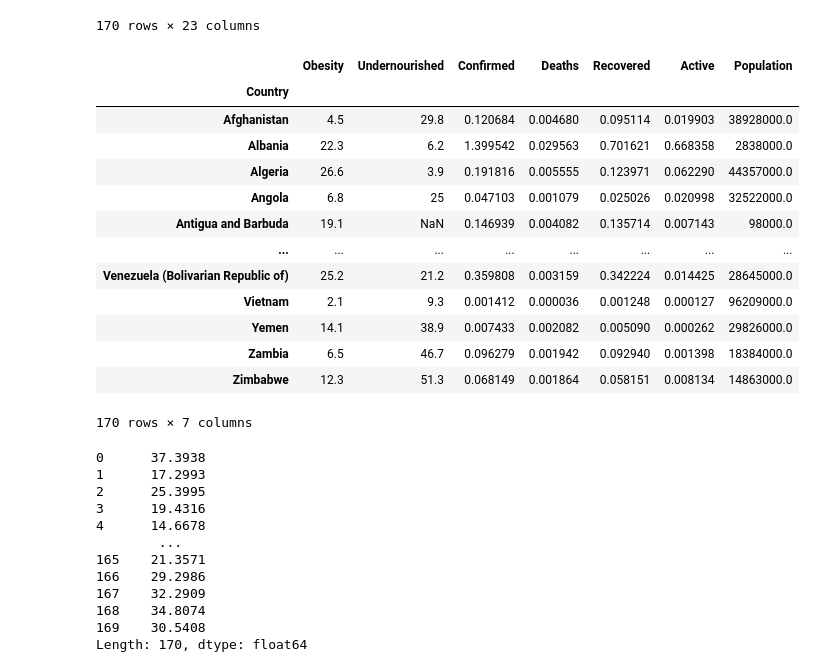
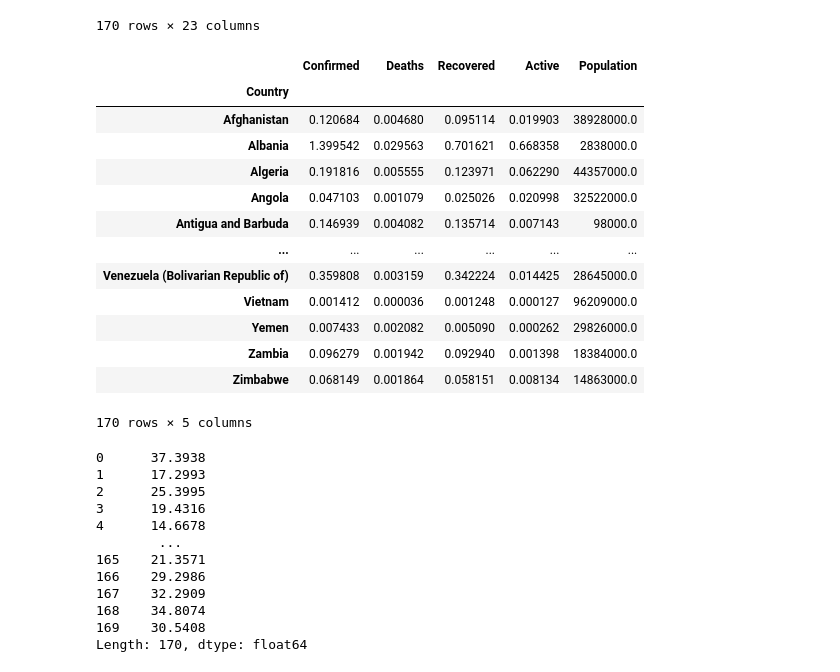
Before and after one commit to Candy-Capilla/COVID-19_and_Healthy_Diet_G3, a Jupyter notebook: Food_Data.ipynb, the cells around one changed output. Saved outputs shown, nothing was run; the diff lists cells and outputs as text; code cells hidden in the pictures.

```diff
--- a/Food_Data.ipynb
+++ b/Food_Data.ipynb
@@ -22,23 +22,23 @@ food_df
 | Zimbabwe | 1.4269 | 3.9356 | 0.6904 | 0.0 | 29.8044 | ... |
 170 rows × 23 columns
 # %%
-covid_df= food_supply_df[["Country","Obesity","Undernourished","Confirmed", "Deaths","Recovered", "Active", "Population"]].set_index("Country")
+covid_df= food_supply_df[["Country","Confirmed", "Deaths","Recovered", "Active", "Population"]].set_index("Country")
 covid_df
 # %% [output]
-|  | Obesity | Undernourished | Confirmed | Deaths | Recovered | Active | Population |
-| Country |  |  |  |  |  |  |  |
-| Afghanistan | 4.5 | 29.8 | 0.120684 | 0.004680 | 0.095114 | 0.019903 | 38928000.0 |
-| Albania | 22.3 | 6.2 | 1.399542 | 0.029563 | 0.701621 | 0.668358 | 2838000.0 |
-| Algeria | 26.6 | 3.9 | 0.191816 | 0.005555 | 0.123971 | 0.062290 | 44357000.0 |
-| Angola | 6.8 | 25 | 0.047103 | 0.001079 | 0.025026 | 0.020998 | 32522000.0 |
-| Antigua and Barbuda | 19.1 | NaN | 0.146939 | 0.004082 | 0.135714 | 0.007143 | 98000.0 |
-| ... | ... | ... | ... | ... | ... | ... | ... |
-| Venezuela (Bolivarian Republic of) | 25.2 | 21.2 | 0.359808 | 0.003159 | 0.342224 | 0.014425 | 28645000.0 |
-| Vietnam | 2.1 | 9.3 | 0.001412 | 0.000036 | 0.001248 | 0.000127 | 96209000.0 |
-| Yemen | 14.1 | 38.9 | 0.007433 | 0.002082 | 0.005090 | 0.000262 | 29826000.0 |
-| Zambia | 6.5 | 46.7 | 0.096279 | 0.001942 | 0.092940 | 0.001398 | 18384000.0 |
-| Zimbabwe | 12.3 | 51.3 | 0.068149 | 0.001864 | 0.058151 | 0.008134 | 14863000.0 |
+|  | Confirmed | Deaths | Recovered | Active | Population |
+| Country |  |  |  |  |  |
+| Afghanistan | 0.120684 | 0.004680 | 0.095114 | 0.019903 | 38928000.0 |
+| Albania | 1.399542 | 0.029563 | 0.701621 | 0.668358 | 2838000.0 |
+| Algeria | 0.191816 | 0.005555 | 0.123971 | 0.062290 | 44357000.0 |
+| Angola | 0.047103 | 0.001079 | 0.025026 | 0.020998 | 32522000.0 |
+| Antigua and Barbuda | 0.146939 | 0.004082 | 0.135714 | 0.007143 | 98000.0 |
+| ... | ... | ... | ... | ... | ... |
+| Venezuela (Bolivarian Republic of) | 0.359808 | 0.003159 | 0.342224 | 0.014425 | 28645000.0 |
+| Vietnam | 0.001412 | 0.000036 | 0.001248 | 0.000127 | 96209000.0 |
+| Yemen | 0.007433 | 0.002082 | 0.005090 | 0.000262 | 29826000.0 |
+| Zambia | 0.096279 | 0.001942 | 0.092940 | 0.001398 | 18384000.0 |
+| Zimbabwe | 0.068149 | 0.001864 | 0.058151 | 0.008134 | 14863000.0 |
-170 rows × 7 columns
+170 rows × 5 columns
 # %%
 grains= food_supply_df[["Cereals - Excluding Beer", "Oilcrops", "Spices"]].sum(axis=1)
 grains
```
Also changed, not shown: parts of 4 cells of this notebook.
